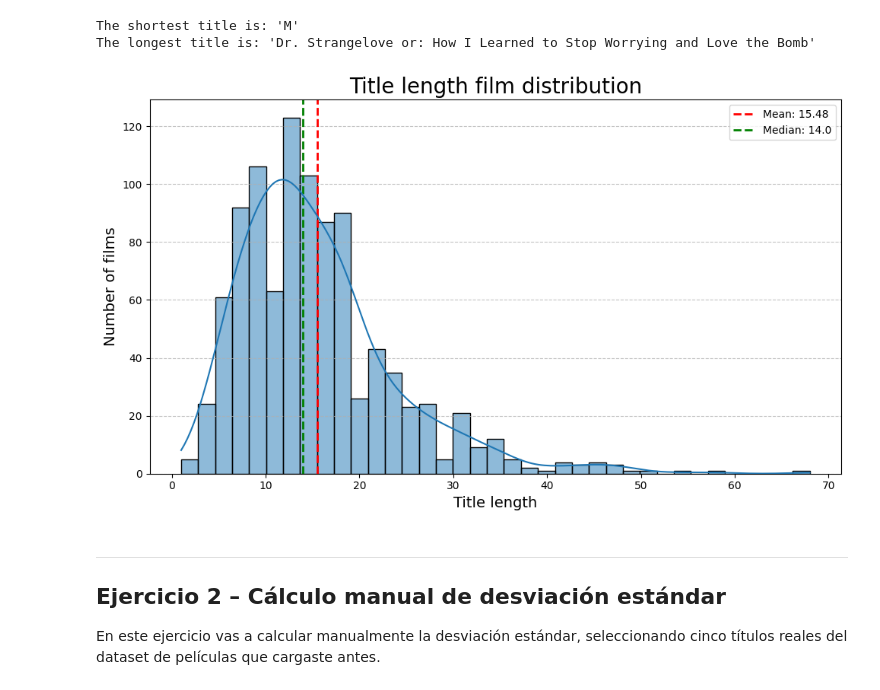
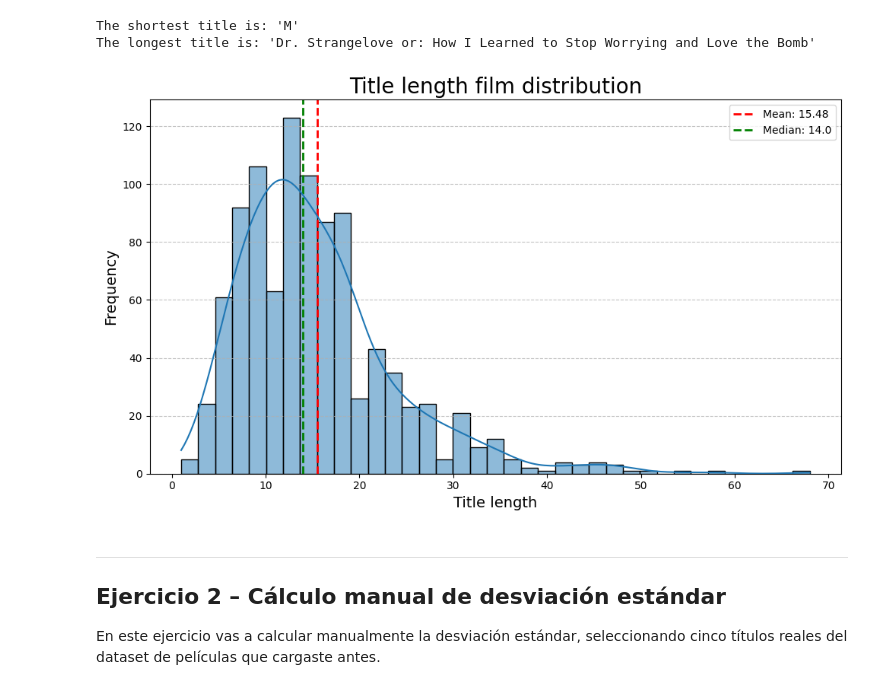
Before and after one commit to danielpaez-dev/descriptive-statistics-exercises-project-with-python, a Jupyter notebook: notebook/problems.es.ipynb, the cells around one changed output. Drawn from its saved outputs; the diff is of its cells as text; code cells hidden in the pictures.

```diff
--- a/notebook/problems.es.ipynb
+++ b/notebook/problems.es.ipynb
@@ -93,24 +95,24 @@ The longest title is: 'Dr. Strangelove or: How I Learned to Stop Worrying and Lo
 # %%
 def plot_title_length(df):
     """
     Gráfica de la distribución de las longitudes de los títulos de las películas incluyendo la media, la mediana y
     la curva de densidad extráida del parámetro kde
     """
     plt.figure(figsize=(10,6))
     plt.axvline(mean, color='red', linestyle='dashed', linewidth=2, label=f'Mean: {mean}')
     plt.axvline(median, color='green', linestyle='dashed', linewidth=2, label=f'Median: {median}')
     sns.histplot(data=df, x='title_length', kde=True)
     plt.title('Title length film distribution', fontsize=20)
     plt.xlabel('Title length', fontsize=14)
-    plt.ylabel('Number of films', fontsize=14)
+    plt.ylabel('Frequency', fontsize=14)
     plt.legend()
     plt.grid(axis='y', linestyle='--', alpha=0.75)
     plt.tight_layout()
     plt.show()
 
 plot_title_length(df)
 # %% [output]
-[figure, old version]
+[figure, new version]
 # %% [markdown]
 ---
 
```
Also changed, not shown: parts of 7 cells of this notebook.
